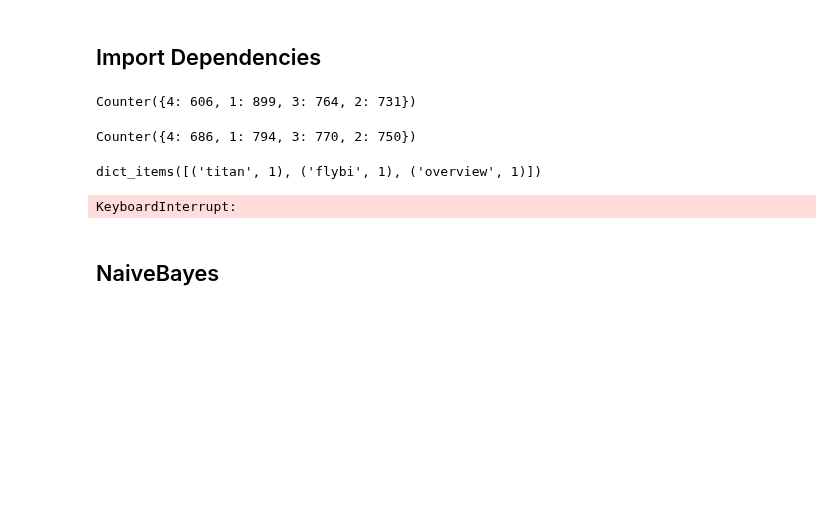
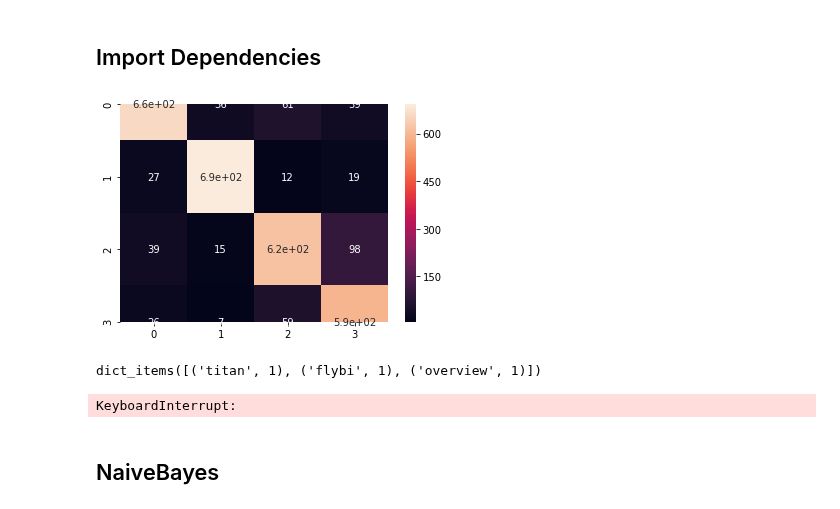
Before and after one commit to SeyedAlirezaFatemi/modern-information-retrieval, a Jupyter notebook: MIR-Project.ipynb, the cells around one changed output. Drawn from its saved outputs; the diff is of its cells as text; code cells hidden in the pictures; blank space fills up the shorter version.

```diff
--- a/MIR-Project.ipynb
+++ b/MIR-Project.ipynb
@@ -57,12 +71,4 @@ knn = KNN(manager, val_documents, Measures.COSINE_SIMILARITY)
 knn.extract_feature_matrices()
 knn.calculate_measure()
 # %%
-res = knn.run(2)
+res = knn.run(4)
-# %%
-Counter(res)
-# %% [output]
-Counter({4: 606, 1: 899, 3: 764, 2: 731})
-# %%
-Counter(res)
-# %% [output]
-Counter({4: 686, 1: 794, 3: 770, 2: 750})
@@ -69,3 +77,12 @@ Counter({4: 686, 1: 794, 3: 770, 2: 750})
+# %%
+gt = np.array([doc.category - 1 for doc in val_documents])
+res = np.array(res) - 1
+# %%
+cm = MLMetrics.compute_confusion_matrix(res, gt)
+# %%
+MLMetrics.plot_confusion_matrix(cm)
+# %% [output]
+[figure, added]
 # %%
 fields = manager.fields
 num_tokens = len(manager.corpus_index.index)
```
Also changed, not shown: parts of 15 cells of this notebook.
